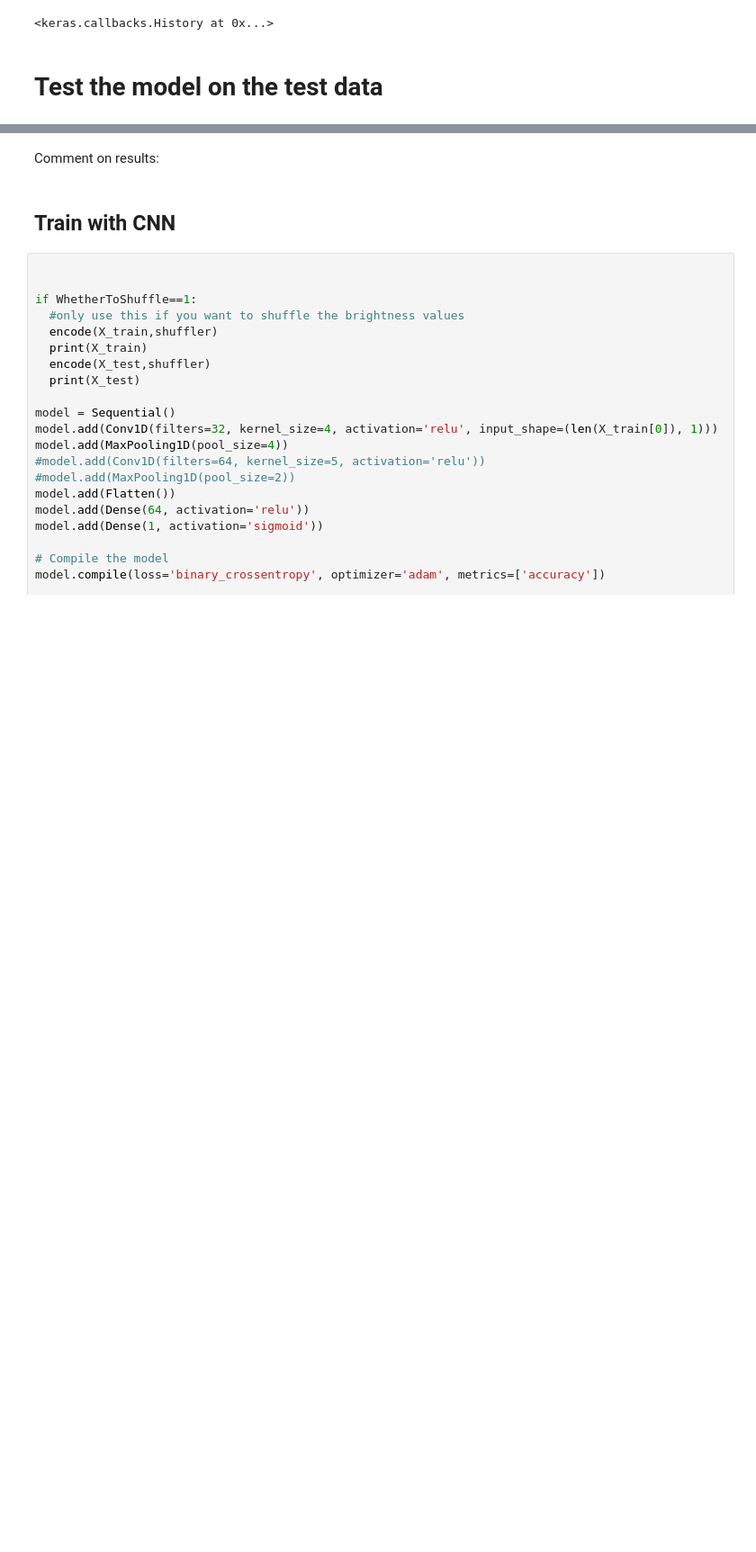
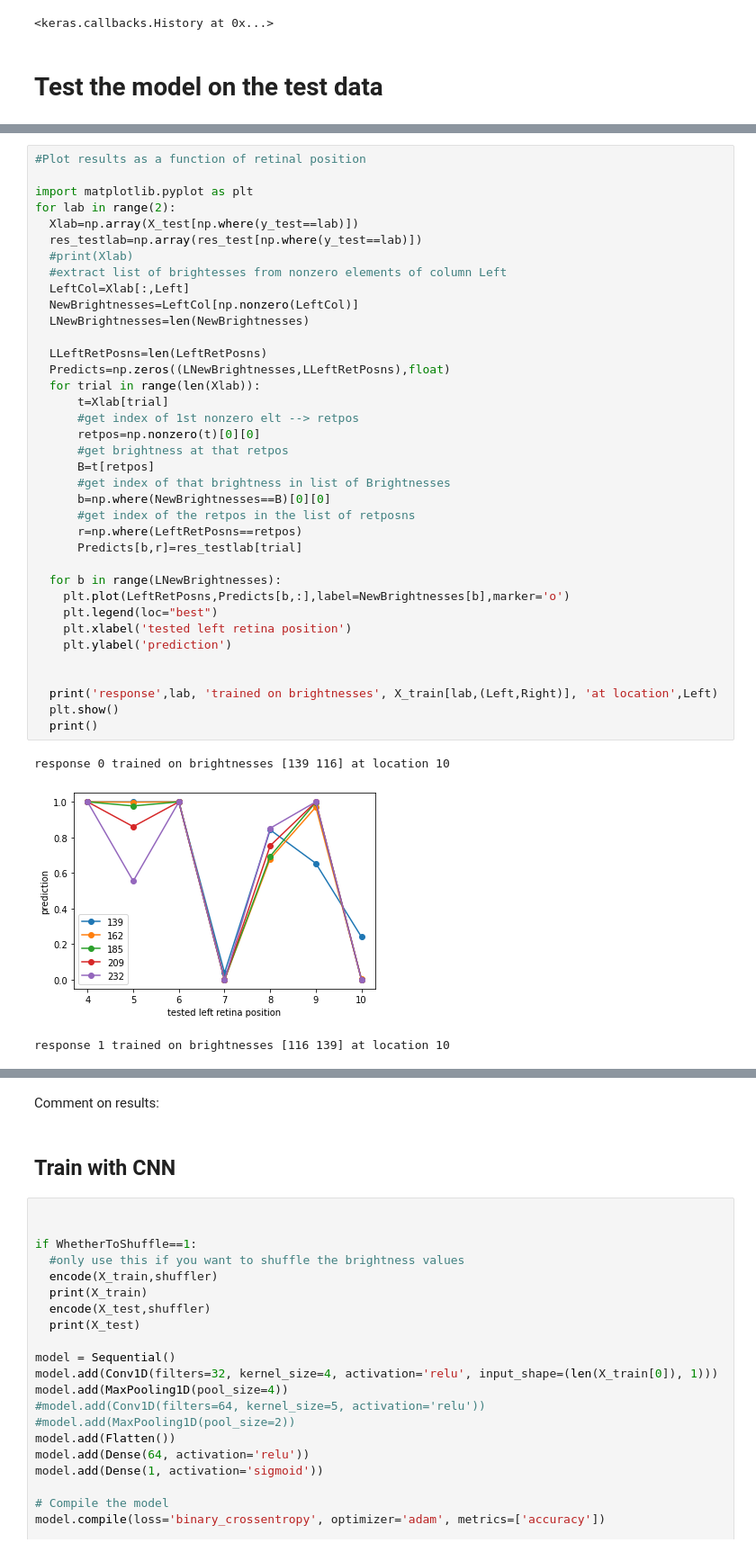
Before and after one commit to johnkevinoregan/Learning-Relations-with-Deep-Learning, a Jupyter notebook: Bright_dark_compar_w_shuffle_DONT_CHANGE.ipynb, the cells around one changed output, grey strips where cells are left out. Shown at 90% size. Cells and saved outputs as stored; diff of their text form; blank space fills up the shorter version.

```diff
--- a/Bright_dark_compar_w_shuffle_DONT_CHANGE.ipynb
+++ b/Bright_dark_compar_w_shuffle_DONT_CHANGE.ipynb
@@ -287,0 +257,41 @@ response 1 trained on brightnesses [ 69 149] at location 12
+# %%
+#Plot results as a function of retinal position
+
+import matplotlib.pyplot as plt
+for lab in range(2):
+  Xlab=np.array(X_test[np.where(y_test==lab)])
+  res_testlab=np.array(res_test[np.where(y_test==lab)])
+  #print(Xlab)
+  #extract list of brightesses from nonzero elements of column Left
+  LeftCol=Xlab[:,Left]
+  NewBrightnesses=LeftCol[np.nonzero(LeftCol)]
+  LNewBrightnesses=len(NewBrightnesses)
+
+  LLeftRetPosns=len(LeftRetPosns)
+  Predicts=np.zeros((LNewBrightnesses,LLeftRetPosns),float)
+  for trial in range(len(Xlab)):
+      t=Xlab[trial]
+      #get index of 1st nonzero elt --> retpos
+      retpos=np.nonzero(t)[0][0]
+      #get brightness at that retpos
+      B=t[retpos]
+      #get index of that brightness in list of Brightnesses
+      b=np.where(NewBrightnesses==B)[0][0]
+      #get index of the retpos in the list of retposns
+      r=np.where(LeftRetPosns==retpos)
+      Predicts[b,r]=res_testlab[trial]
+
+  for b in range(LNewBrightnesses):
+    plt.plot(LeftRetPosns,Predicts[b,:],label=NewBrightnesses[b],marker='o')
+    plt.legend(loc="best")
+    plt.xlabel('tested left retina position')
+    plt.ylabel('prediction')
+
+
+  print('response',lab, 'trained on brightnesses', X_train[lab,(Left,Right)], 'at location',Left)
+  plt.show()
+  print()
+# %% [output]
+response 0 trained on brightnesses [139 116] at location 10
+[figure, added]
+response 1 trained on brightnesses [116 139] at location 10
```
Also changed, not shown: parts of 7 cells of this notebook.
